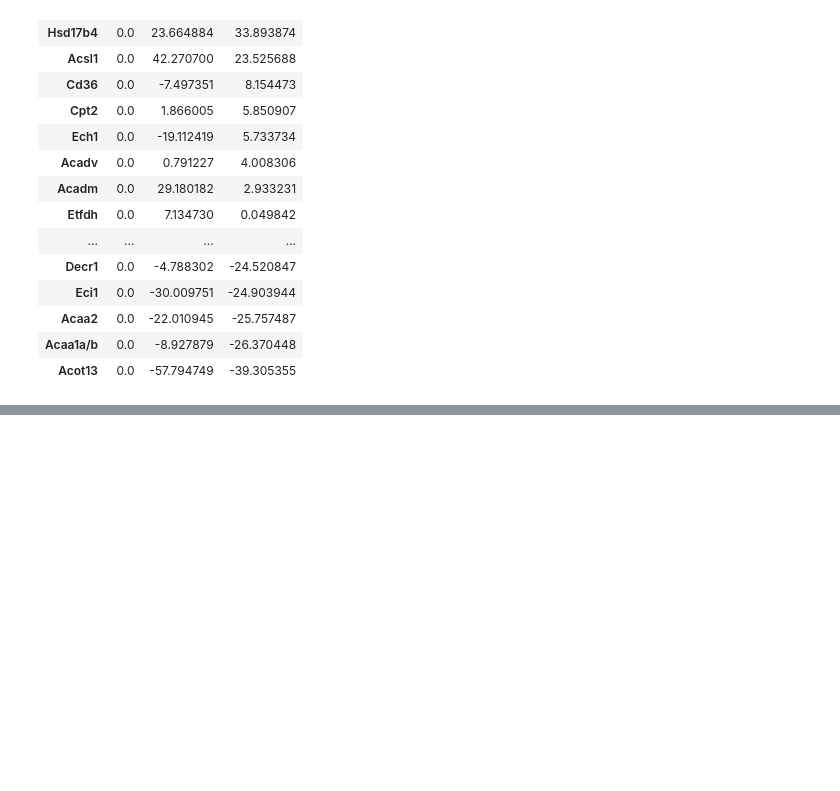
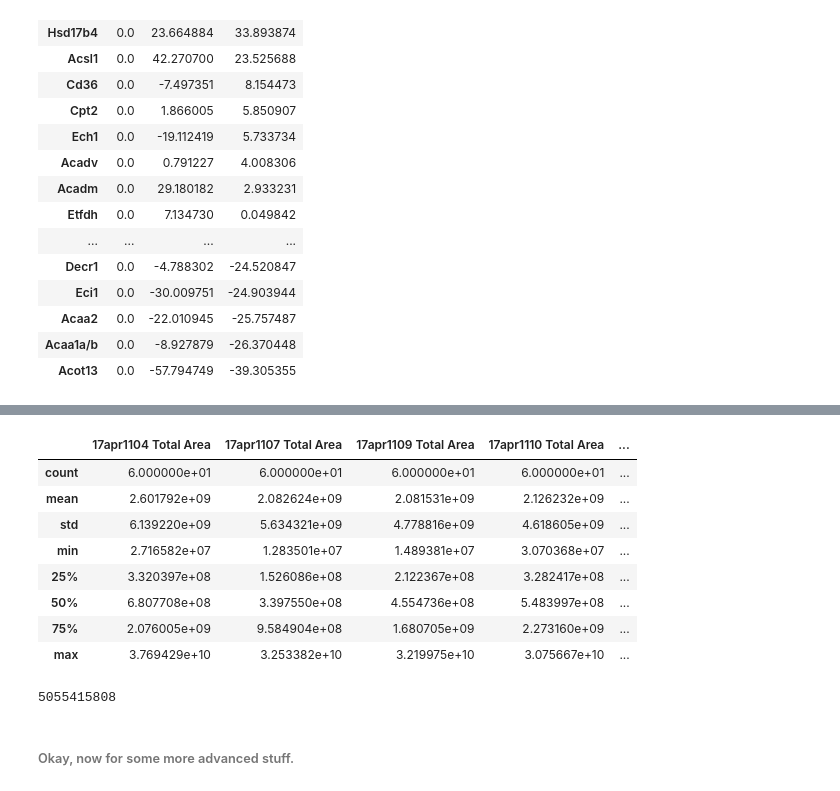
Before and after one commit to aperz/proteomics, a Jupyter notebook: proteomics.ipynb, the cells around one changed output, grey strips where cells are left out. Drawn from its saved outputs; the diff is of its cells as text; code cells hidden in the pictures; blank space fills up the shorter version.

```diff
--- a/proteomics.ipynb
+++ b/proteomics.ipynb
@@ -75,0 +139,20 @@ sns.heatmap(d)#, square=True)
+# %%
+# Some of the vairables are numeric. What is the distribution?
+r.describe()
+# %% [output]
+|  | 17apr1104 Total Area | 17apr1107 Total Area | 17apr1109 Total Area | 17apr1110 Total Area | ... |
+| count | 6.000000e+01 | 6.000000e+01 | 6.000000e+01 | 6.000000e+01 | ... |
+| mean | 2.601792e+09 | 2.082624e+09 | 2.081531e+09 | 2.126232e+09 | ... |
+| std | 6.139220e+09 | 5.634321e+09 | 4.778816e+09 | 4.618605e+09 | ... |
+| min | 2.716582e+07 | 1.283501e+07 | 1.489381e+07 | 3.070368e+07 | ... |
+| 25% | 3.320397e+08 | 1.526086e+08 | 2.122367e+08 | 3.282417e+08 | ... |
+| 50% | 6.807708e+08 | 3.397550e+08 | 4.554736e+08 | 5.483997e+08 | ... |
+| 75% | 2.076005e+09 | 9.584904e+08 | 1.680705e+09 | 2.273160e+09 | ... |
+| max | 3.769429e+10 | 3.253382e+10 | 3.219975e+10 | 3.075667e+10 | ... |
+# %%
+# What is the value of 3th element of the 5th row?
+r.ix[5,3]
+# %% [output]
+5055415808
+# %% [markdown]
+###### Okay, now for some more advanced stuff.
```
Also changed, not shown: parts of 20 cells of this notebook.
